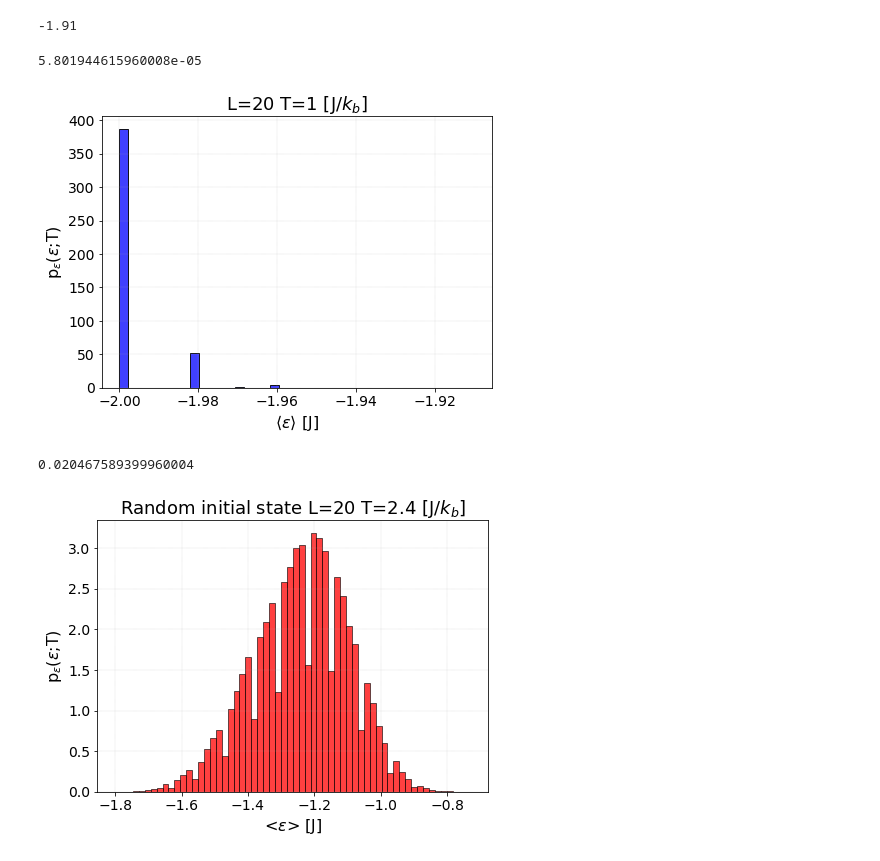
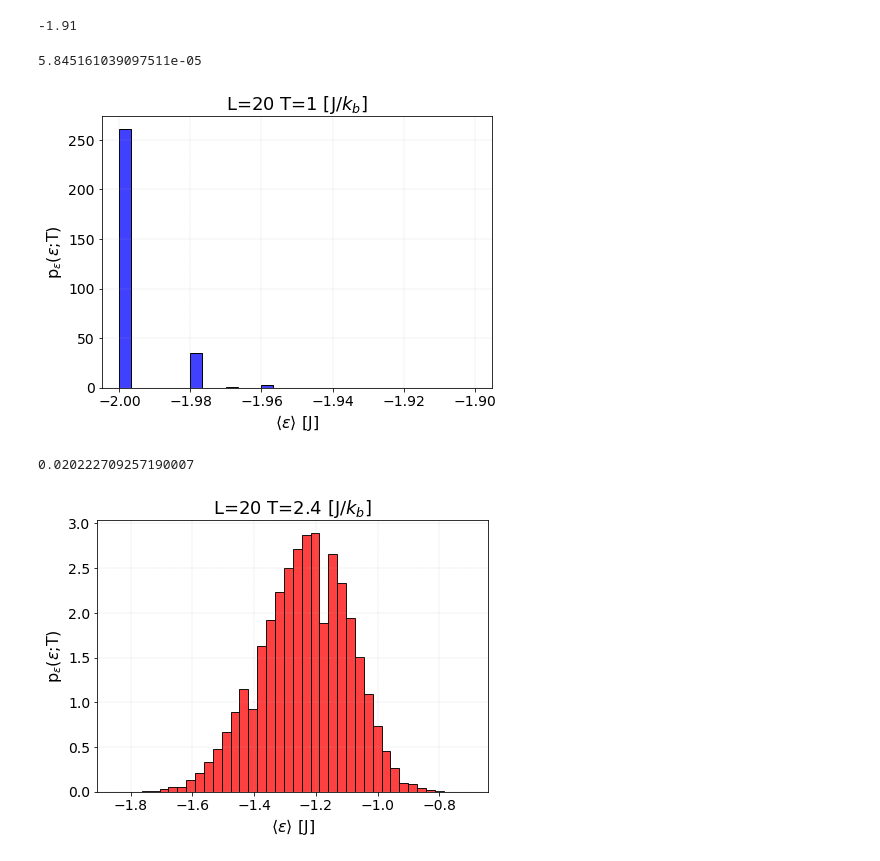
Before and after one commit to FrancescaFerrero/FYS3150, a Jupyter notebook: Project 4/prob_5_plot.ipynb, the cells around one changed output. Drawn from its saved outputs; the diff is of its cells as text; code cells hidden in the pictures.

```diff
--- a/Project 4/prob_5_plot.ipynb
+++ b/Project 4/prob_5_plot.ipynb
@@ -172,9 +238,7 @@ max(energy_1)
 -1.91
 # %%
 # Plotting normalized histogram - random initial state - T=1
-
-sbn.histplot(energy_1, bins=40, stat="density", color="blue")
-
+sbn.histplot(energy_1, bins=30, stat="density", color="blue")
 
 # add axis labels and legend
 plt.xlabel(r"$\langle\epsilon\rangle$ [J]")
@@ -193,27 +257,27 @@ plt.savefig("histogram_1.pdf")
 # Computing and printing variance
 print(np.var(energy_1))
 # %% [output]
-5.801944615960008e-05
+5.845161039097511e-05
-[figure, old version]
+[figure, new version]
 # %%
 # Plotting normalized histogram - random initial state - T=2.4
-sbn.histplot(energy_2_rand_noavg, bins=60, stat="density", color="red")
+sbn.histplot(energy_2, bins=40, stat="density", color="red")
 
 # add axis labels and legend
 plt.xlabel(r"$\langle\epsilon\rangle$ [J]")
 plt.ylabel("p$_{\epsilon}$($\epsilon$;T)")
 #plt.legend()
 
 # add grid
 plt.grid(linestyle = '--', linewidth = 0.2)
 plt.title("L=20 T=2.4 [J/$k_b$]")
 
 # save plot as pdf
 plt.savefig("histogram_2.pdf")
 #plt.xlim(-1.28,-1.2)
 
 # Computing and printing variance
-print(np.var(energy_2_rand_noavg))
+print(np.var(energy_2))
 # %% [output]
-0.020467589399960004
+0.020222709257190007
-[figure, old version]
+[figure, new version]
```
Also changed, not shown: parts of 22 cells of this notebook, 8 other files.
